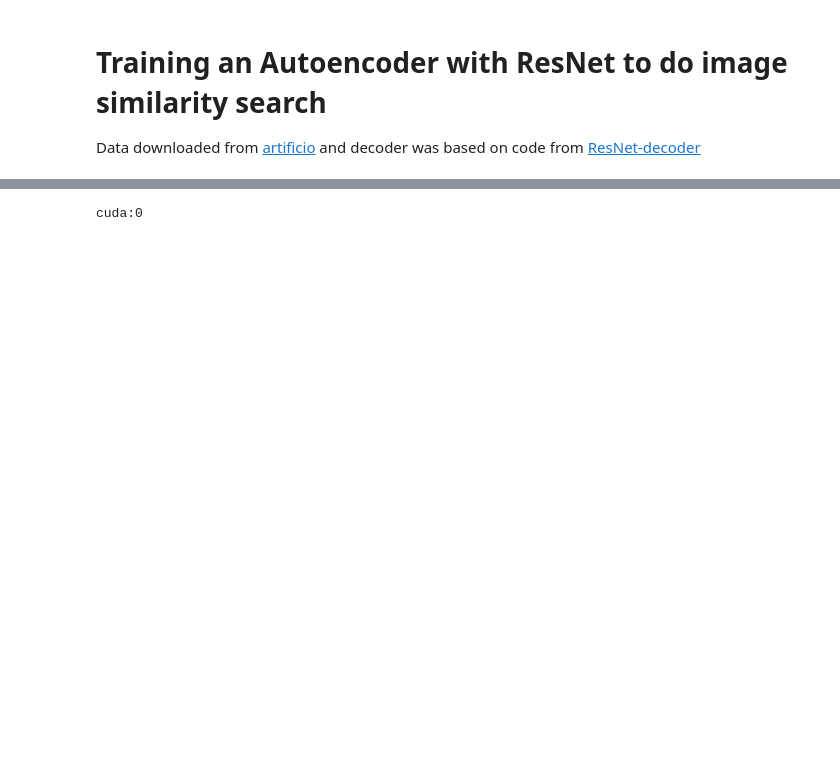
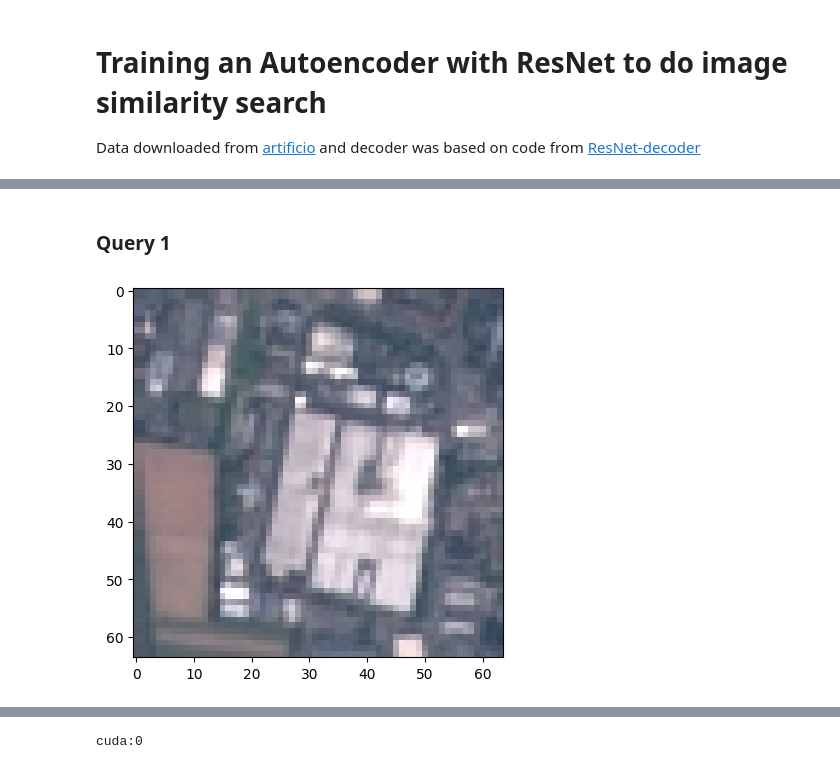
Before and after one commit to DiegoMont/deep-learning-research, a Jupyter notebook: feature-extraction/resnet_autoencoder.ipynb, the cells around one changed output, grey strips where cells are left out. Drawn from its saved outputs; the diff is of its cells as text; code cells hidden in the pictures; blank space fills up the shorter version.

```diff
--- a/feature-extraction/resnet_autoencoder.ipynb
+++ b/feature-extraction/resnet_autoencoder.ipynb
@@ -240,0 +264,6 @@ imshow(random.choice(trainset)[0])
+# %% [markdown]
+### Query 1
+# %%
+imshow(testset[8][0])
+# %% [output]
+[figure, added]
```
Also changed, not shown: parts of 22 cells of this notebook.
